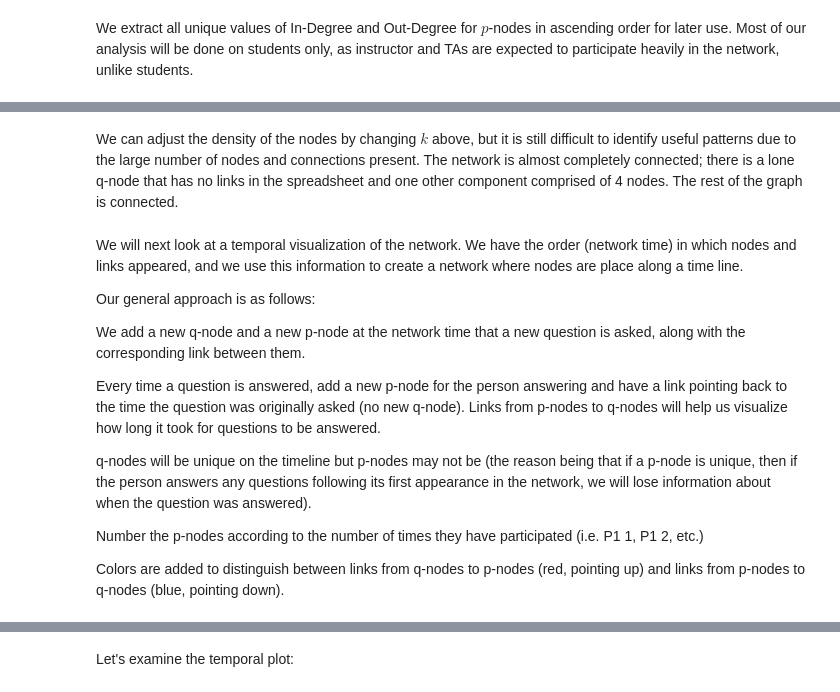
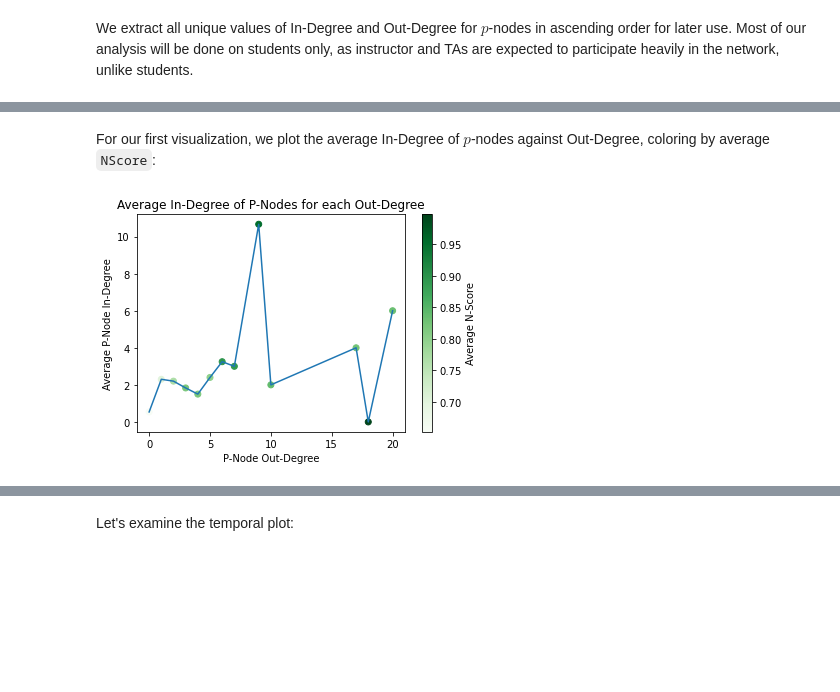
Before and after one commit to amandaliusa/piazza-network-analysis, a Jupyter notebook: network_metrics_degree_distributions.ipynb, the cells around one changed output, grey strips where cells are left out. Drawn from its saved outputs; the diff is of its cells as text; code cells hidden in the pictures; blank space fills up the shorter version.

Commit message:
graphs for degree distributions

```diff
--- a/network_metrics_degree_distributions.ipynb
+++ b/network_metrics_degree_distributions.ipynb
@@ -177,9 +153,0 @@ Next, we will relabel the p-nodes with Status $=1$ and the q-nodes so that their
-# %%
-new_labels = {}
-
-for i in range(96): # relabel p-nodes
-    new_labels[i] = status1[i]
-for j in range(96, 337): # label q-nodes
-    new_labels[j] = 'Q' + str(j - 95)
-
-nx.relabel_nodes(G, new_labels, copy=False)
@@ -240,16 +154,27 @@ plt.legend()
-# %% [markdown]
-We can adjust the density of the nodes by changing $k$ above, but it is still difficult to identify useful patterns due to the large number of nodes and connections present. The network is almost completely connected; there is a lone q-node that has no links in the spreadsheet and one other component comprised of 4 nodes. The rest of the graph is connected.
-# %% [markdown]
-We will next look at a temporal visualization of the network. We have the order (network time) in which nodes and links appeared, and we use this information to create a network where nodes are place along a time line.
-
-Our general approach is as follows:
-
-We add a new q-node and a new p-node at the network time that a new question is asked, along with the corresponding link between them.
-
-Every time a question is answered, add a new p-node for the person answering and have a link pointing back to the time the question was originally asked (no new q-node). Links from p-nodes to q-nodes will help us visualize how long it took for questions to be answered.
-
-q-nodes will be unique on the timeline but p-nodes may not be (the reason being that if a p-node is unique, then if the person answers any questions following its first appearance in the network, we will lose information about when the question was answered).
-
-Number the p-nodes according to the number of times they have participated (i.e. P1 1, P1 2, etc.)
-
-Colors are added to distinguish between links from q-nodes to p-nodes (red, pointing up) and links from p-nodes to q-nodes (blue, pointing down).
+# %% [markdown]
+For our first visualization, we plot the average In-Degree of $p$-nodes against Out-Degree, coloring by average `NScore`:
+# %%
+avg_p_in = [] # holds average in-degree of p-nodes with each out-degree
+avg_n_score = [] # holds average n-score of p-nodes with each out-degree
+for x in p_node_out:
+    total_in = 0
+    total_n = 0
+    number = 0
+    for i in range(184):
+        if mod_p_nodes['Out-Degree'][i] == x:
+            total_in += mod_p_nodes['In-Degree'][i]
+            number += 1
+            total_n += mod_p_nodes['N-Score'][i]
+    avg_p_in.append(total_in / number)
+    avg_n_score.append(total_n / number)
+
+plt.scatter(p_node_out, avg_p_in, c=avg_n_score, cmap='Greens')
+c = plt.colorbar()
+c.set_label('Average N-Score')
+plt.plot(p_node_out, avg_p_in)
+plt.xlabel('P-Node Out-Degree')
+plt.ylabel('Average P-Node In-Degree')
+plt.title('Average In-Degree of P-Nodes for each Out-Degree')
+plt.show()
+# %% [output]
+[figure, added]
```
Also changed, not shown: parts of 20 cells of this notebook, 1 other file.
